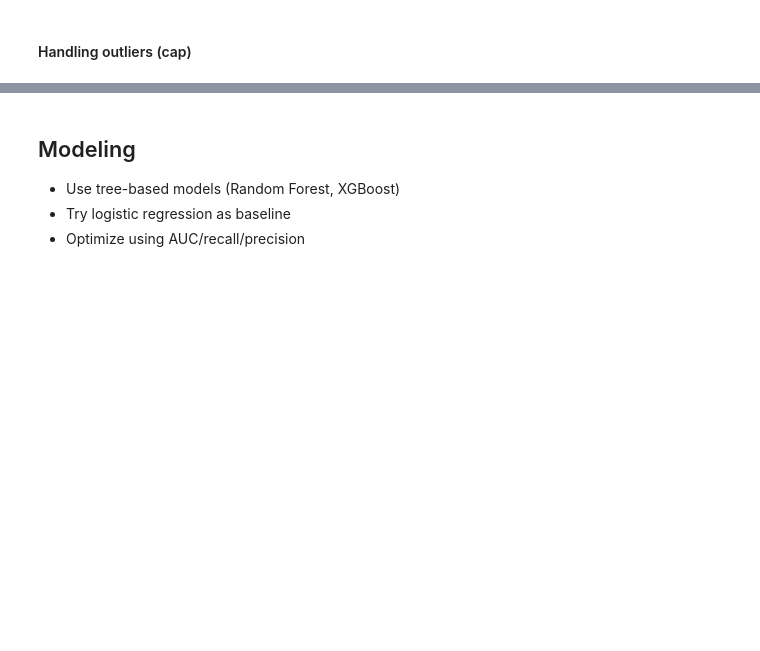
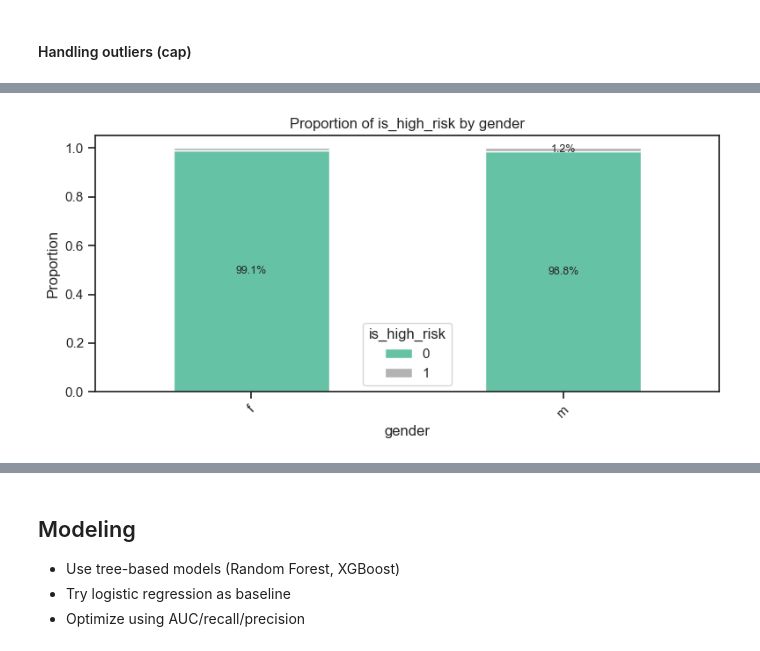
Before and after one commit to AnnieFiB/OtherProjects, a Jupyter notebook: DataAnalysis/notebooks/Credit_Card_Risk_Prediction.ipynb, the cells around one changed output, grey strips where cells are left out. Drawn from its saved outputs; the diff is of its cells as text; code cells hidden in the pictures; blank space fills up the shorter version.

```diff
--- a/DataAnalysis/notebooks/Credit_Card_Risk_Prediction.ipynb
+++ b/DataAnalysis/notebooks/Credit_Card_Risk_Prediction.ipynb
@@ -412,0 +495,5 @@ plot_outliers_boxplot(cleaned_df, title="Outlier Boxplot", figsize=(15, 6))
+# %%
+# Step 1: Run batch chi-square test
+cat_cols = capped_df.select_dtypes(include='object').columns.tolist()
+chi_summary = chi_square_test_batch(capped_df, cat_cols, target_column='is_high_risk', plot=False)
+chi_summary.sort_values('p_value')
@@ -412,0 +509,11 @@ plot_outliers_boxplot(cleaned_df, title="Outlier Boxplot", figsize=(15, 6))
+# %%
+# Step 1b: Dynamically select significant features (excluding is_high_risk itself)
+significant_features = chi_summary[
+    (chi_summary['significant'] == True) &
+    (chi_summary['feature'] != 'is_high_risk')
+]['feature'].tolist()
+
+# Step 3: Plot proportions
+plot_significant_categorical_proportions(capped_df, significant_features, target_column='is_high_risk')
+# %% [output]
+[figure, added]
```
Also changed, not shown: parts of 53 cells of this notebook, 22 other files.
